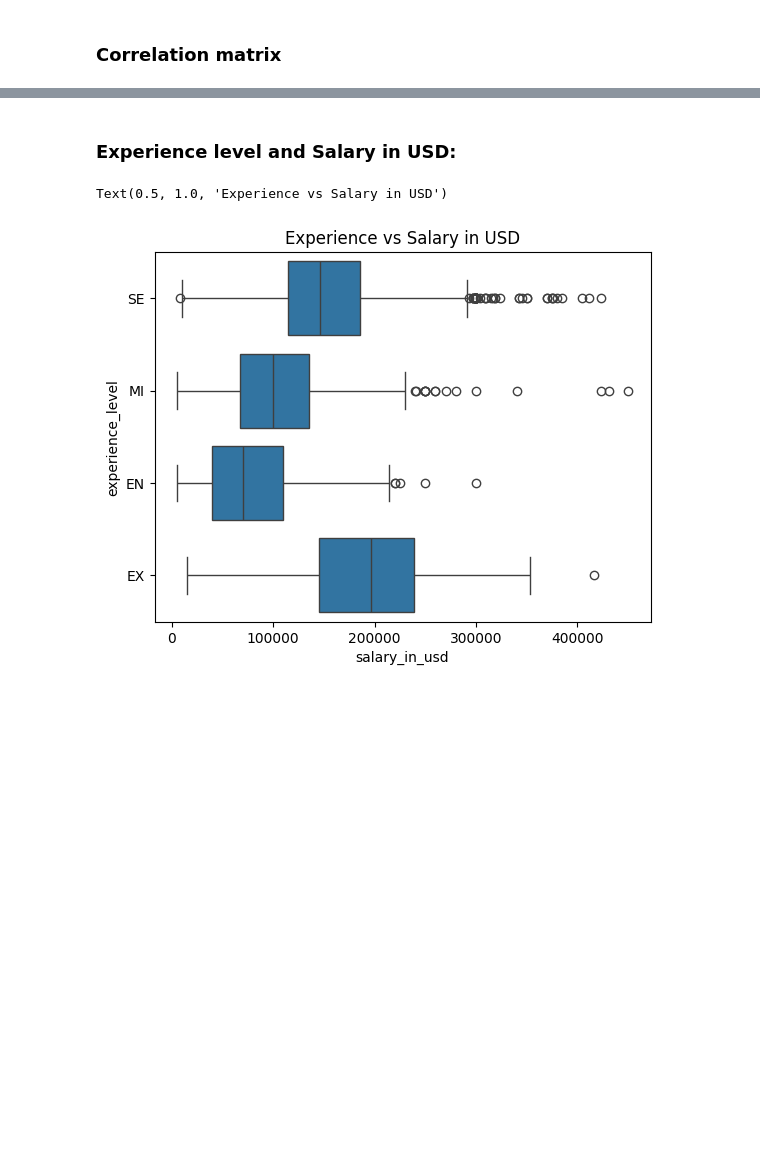
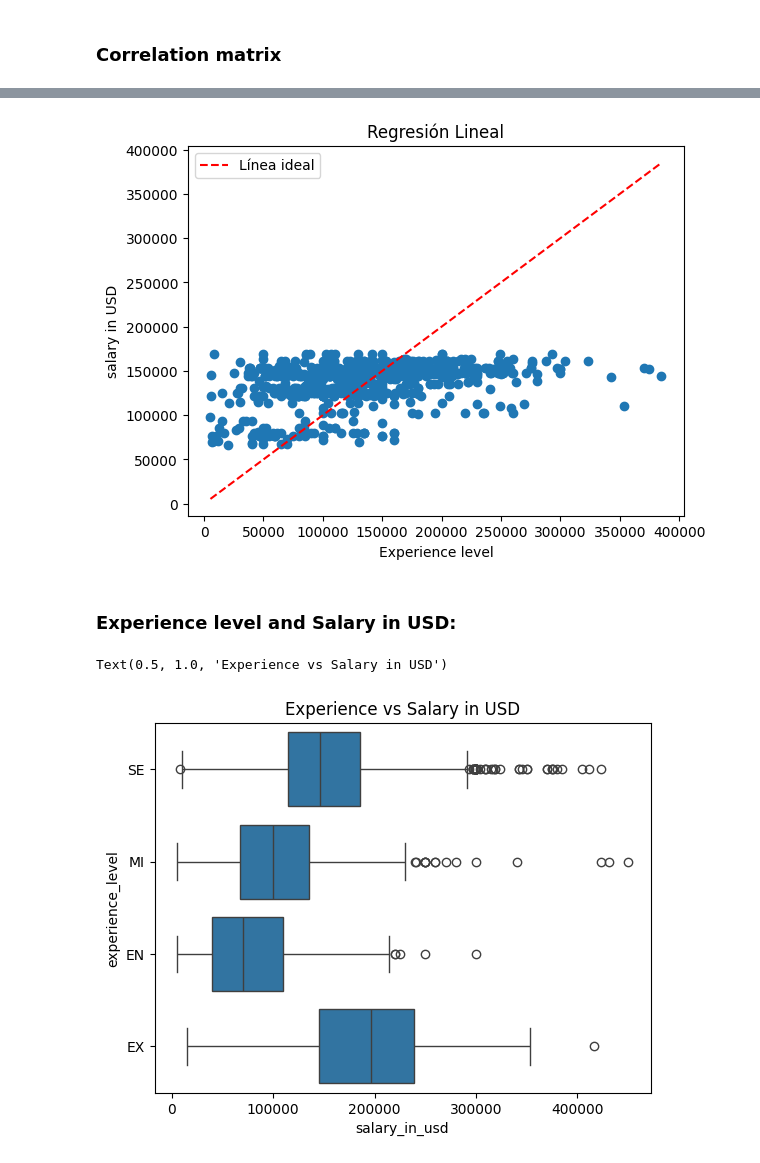
Before and after one commit to santiloc-hub/Data-Science-Salary-Analisis, a Jupyter notebook: Main.ipynb, the cells around one changed output, grey strips where cells are left out. Cells and saved outputs as stored; diff of their text form; code cells hidden in the pictures; blank space fills up the shorter version.

```diff
--- a/Main.ipynb
+++ b/Main.ipynb
@@ -203,0 +246,8 @@ plt.show()
+# %%
+y_pred = modelo.predict(X_test)
+
+mse = mean_squared_error(y_test, y_pred)
+r2 = r2_score(y_test, y_pred)
+
+print(f"Error Cuadrático Medio (MSE): {mse}")
+print(f"Coeficiente de Determinación (R²): {r2}")
@@ -204,3 +282,13 @@ plt.show()
+# %%
+plt.scatter(y_test,y_pred)
+plt.plot([y_test.min(), y_test.max()], [y_test.min(), y_test.max()], color='red', linestyle='--', label='Línea ideal')
+plt.xlabel('Experience level')
+plt.ylabel('salary in USD')
+plt.title('Regresión Lineal')
+plt.legend()
+plt.show()
+# %% [output]
+[figure, added]
 # %% [markdown]
 ### Experience level and Salary in USD:
 # %%
```
Also changed, not shown: parts of 9 cells of this notebook.
